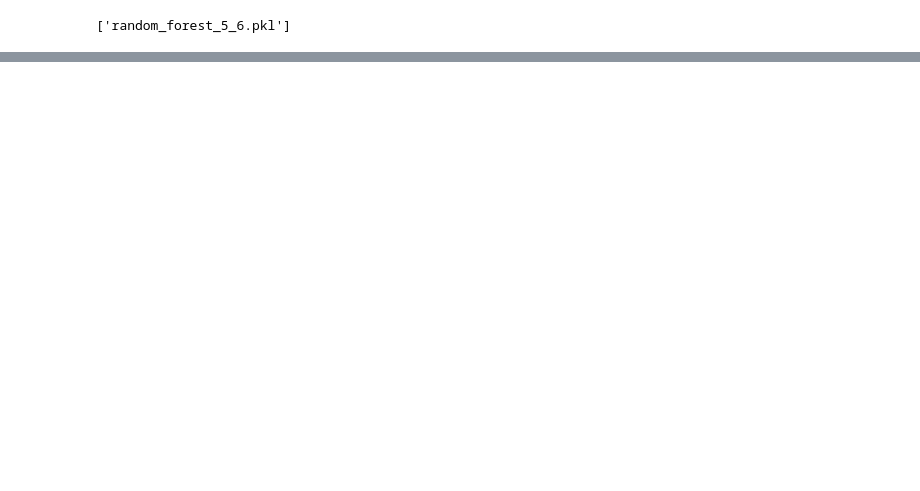
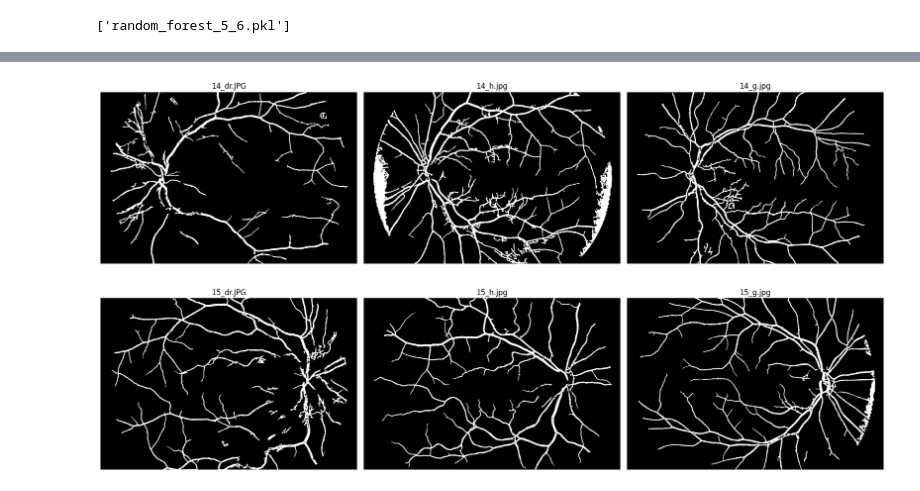
Before and after one commit to dysnomya/retinal-fundus-vessel-detection, a Jupyter notebook: dno_oka.ipynb, the cells around one changed output, grey strips where cells are left out. Drawn from its saved outputs; the diff is of its cells as text; code cells hidden in the pictures; blank space fills up the shorter version.

```diff
--- a/dno_oka.ipynb
+++ b/dno_oka.ipynb
@@ -477,0 +559,77 @@ compare_with_manual(gg, cv2.imread('manual1/02_h.tif', cv2.IMREAD_GRAYSCALE))
+# %%
+def batch_predict(model, x_test, batch_size=10000):
+    """Wykonuje predykcję na dużym zbiorze danych w partiach."""
+    n = x_test.shape[0]
+    preds = np.zeros(n, dtype=np.uint8)
+    for start in range(0, n, batch_size):
+        end = min(start + batch_size, n)
+        preds[start:end] = model.predict(x_test[start:end])
+    return preds
+# %%
+test_images = [
+    '14_dr.JPG', '14_h.jpg', '14_g.jpg',
+    '15_dr.JPG', '15_h.jpg', '15_g.jpg'
+]
+
+fig, axes = plt.subplots(2, 3, figsize=(18, 10))
+axes = axes.flatten()
+results_postprocessed = []
+
+for idx, fname in enumerate(test_images):
+    img = read_img(fname)
+    mask = read_mask(fname)
+    manual = read_manual(fname)
+    processed_img = preprocess_image(img)
+    x_test, coords = extract_pixel_patches(processed_img, mask)
+
+    # Batch prediction
+    predictions = batch_predict(model, x_test, batch_size=10000)
+    reconstructed_img = reconstruct_image(predictions, processed_img.shape)
+    binary = reconstructed_img > 0.5
+
+    # Postprocessing: remove small objects, connect lines
+    gg = remove_small_objects(img_as_bool(binary), min_size=2000)
+    gg = closing(gg, disk(3))
+
+    axes[idx].imshow(gg, cmap='gray')
+    axes[idx].set_title(fname)
+    axes[idx].axis('off')
+
+    # Prepare for metrics
+    manual_bin = (cv2.resize(manual, (gg.shape[1], gg.shape[0])) > 0).astype(np.uint8)
+    pred_bin = gg.astype(np.uint8)
+
+    y_true = manual_bin.flatten()
+    y_pred = pred_bin.flatten()
+
+    cm = confusion_matrix(y_true, y_pred, labels=[0, 1])
+    TN, FP, FN, TP = cm.ravel() if cm.size == 4 else (0, 0, 0, 0)
+    accuracy = (TP + TN) / (TP + TN + FP + FN)
+    sensitivity = TP / (TP + FN) if (TP + FN) > 0 else 0
+    specificity = TN / (TN + FP) if (TN + FP) > 0 else 0
+    mean_arith = (sensitivity + specificity) / 2
+    mean_geom = np.sqrt(sensitivity * specificity)
+
+    results_postprocessed.append({
+        'file': fname,
+        'accuracy': accuracy,
+        'sensitivity': sensitivity,
+        'specificity': specificity,
+        'mean_arith': mean_arith,
+        'mean_geom': mean_geom,
+        'confusion_matrix': cm
+    })
+
+plt.tight_layout()
+plt.show()
+
+for res in results_postprocessed:
+    print(f"{res['file']}:")
+    print(f"  Accuracy: {res['accuracy']:.4f}")
+    print(f"  Sensitivity: {res['sensitivity']:.4f}")
+    print(f"  Specificity: {res['specificity']:.4f}")
+    print(f"  Mean (arith): {res['mean_arith']:.4f}")
+    print(f"  Mean (geom): {res['mean_geom']:.4f}")
+    print(f"  Confusion matrix:\n{res['confusion_matrix']}\n")
+# %% [output]
+[figure, added]
```
Also changed, not shown: parts of 33 cells of this notebook.
